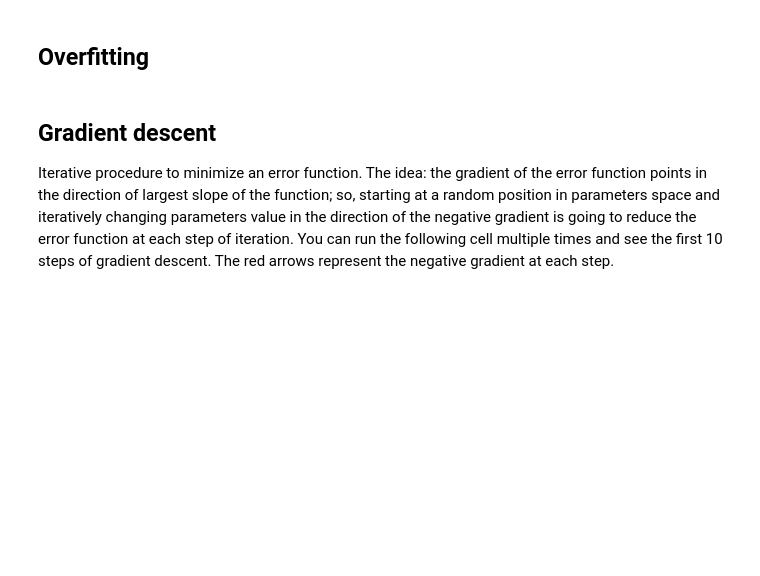
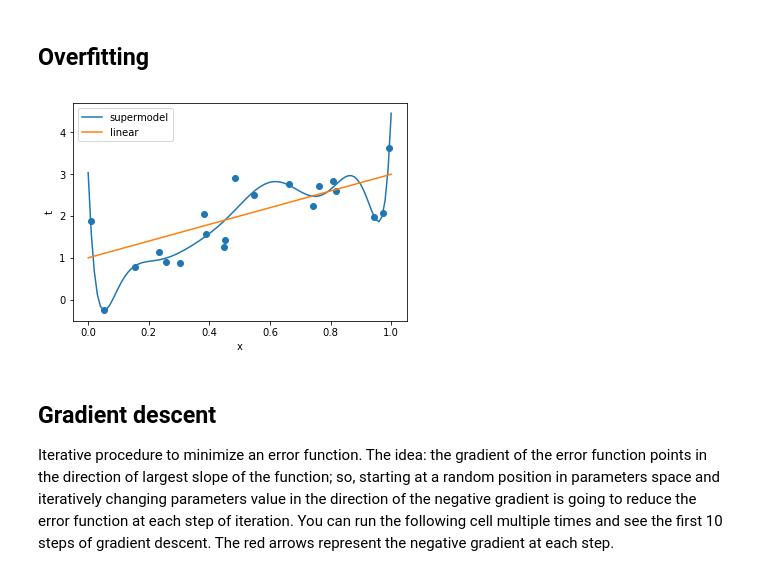
Before and after one commit to andins/ML_intro, a Jupyter notebook: ML_intro.ipynb, the cells around one changed output. Cells and saved outputs as stored; diff of their text form; code cells hidden in the pictures; blank space fills up the shorter version.

```diff
--- a/ML_intro.ipynb
+++ b/ML_intro.ipynb
@@ -54,5 +55,24 @@ plt.show()
 # %% [markdown]
 ## Overfitting
+# %%
+s = supermodel()
+num_samples = 20
+x = np.random.rand(num_samples)
+noise = np.random.randn(num_samples) * .5 + 0
+t = x * 2 + 1 + noise
+s.fit(x, t)
+xx = np.linspace(0, 1, 100)
+y = s.predict(xx)
+plt.figure()
+plt.scatter(x, t)
+plt.plot(xx, y, label='supermodel')
+plt.plot(xx, xx*2+1, label='linear')
+plt.legend()
+plt.xlabel('x')
+plt.ylabel('t')
+plt.show()
+# %% [output]
+[figure, added]
 # %% [markdown]
 ## Gradient descent
 Iterative procedure to minimize an error function.
```
Also changed, not shown: parts of 3 cells of this notebook, 1 other file.
